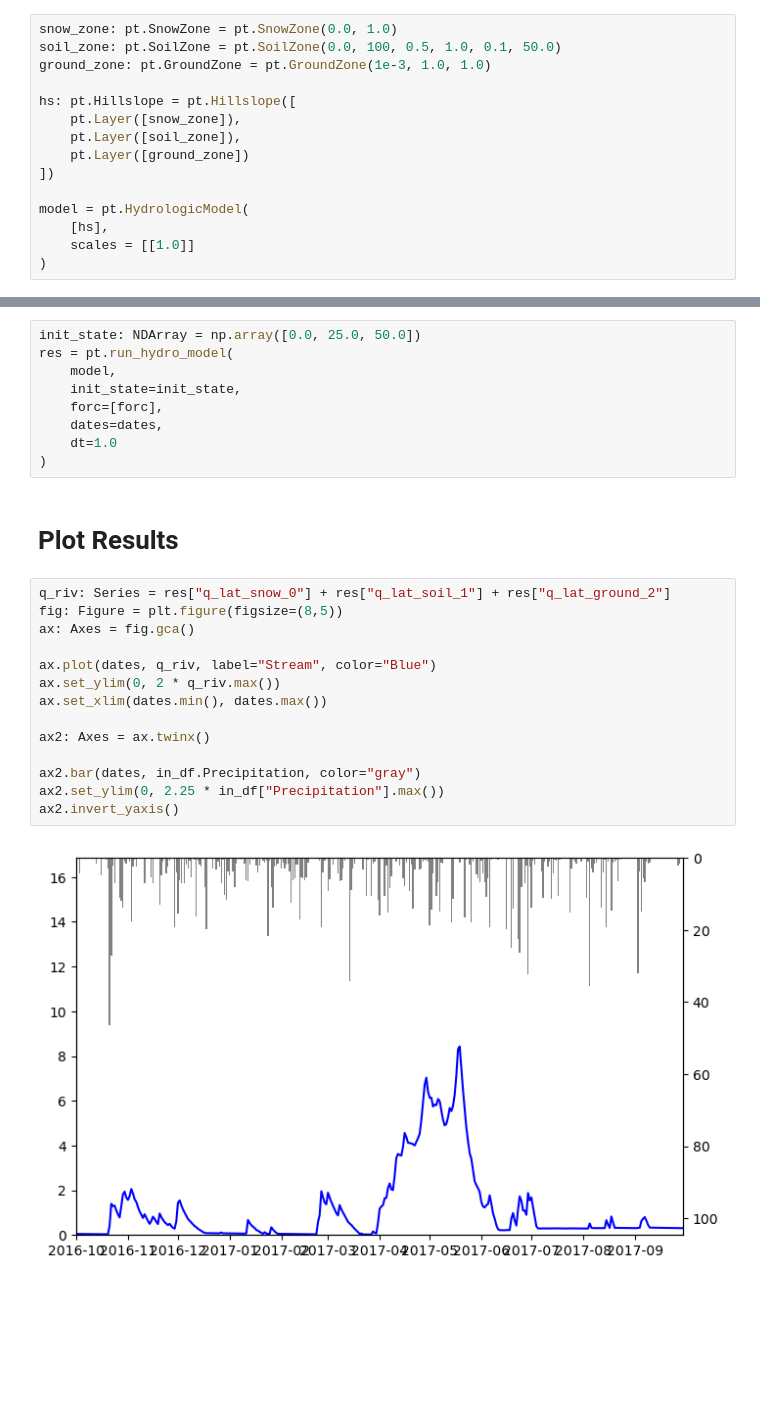
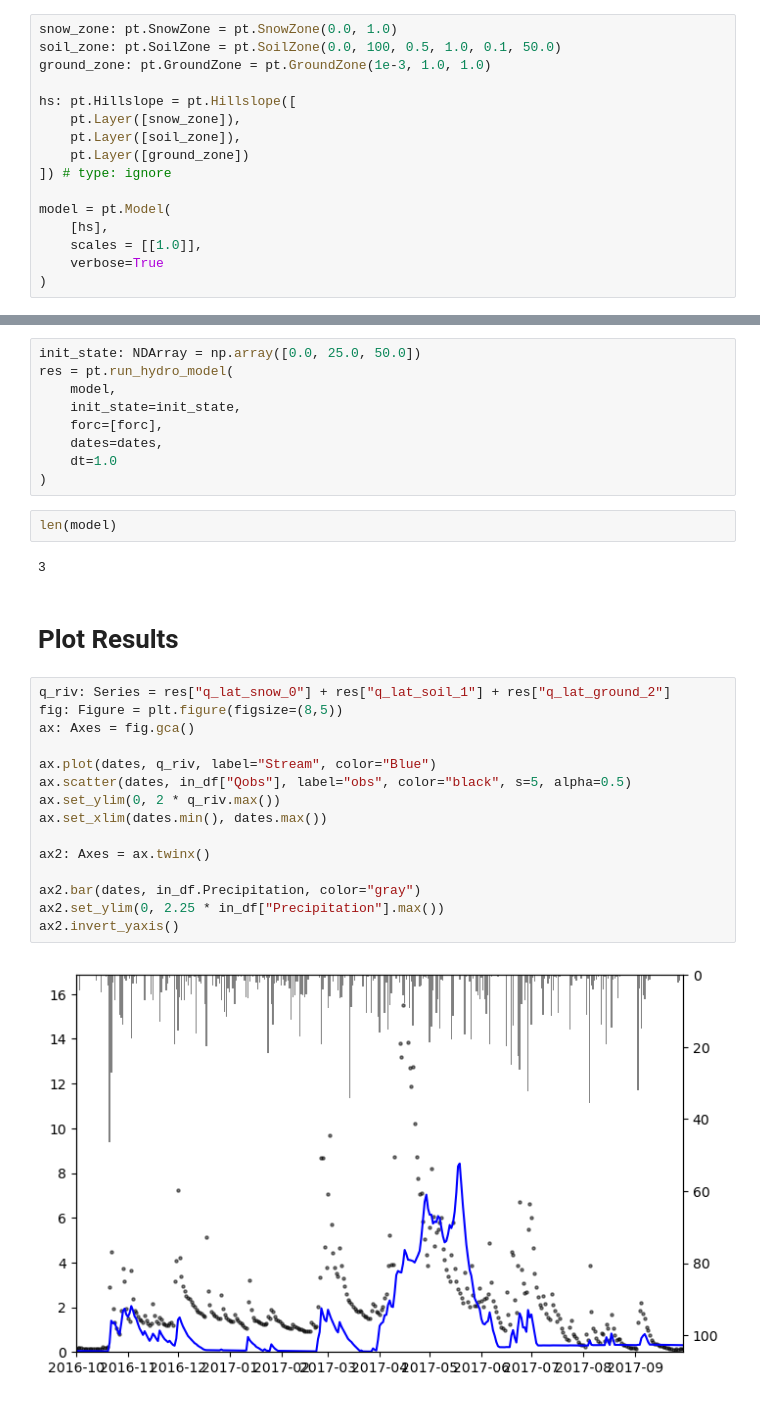
Before and after one commit to avierb11/potions, a Jupyter notebook: notebooks/run_model.ipynb, the cells around one changed output, grey strips where cells are left out. Cells and saved outputs as stored; diff of their text form; blank space fills up the shorter version.

```diff
--- a/notebooks/run_model.ipynb
+++ b/notebooks/run_model.ipynb
@@ -37,9 +37,10 @@ hs: pt.Hillslope = pt.Hillslope([
     pt.Layer([snow_zone]),
     pt.Layer([soil_zone]),
     pt.Layer([ground_zone])
-])
+]) # type: ignore
 
-model = pt.HydrologicModel(
+model = pt.Model(
     [hs],
-    scales = [[1.0]]
+    scales = [[1.0]],
+    verbose=True
 )
@@ -52,21 +71,26 @@ res = pt.run_hydro_model(
     dates=dates,
     dt=1.0
 )
+# %%
+len(model)
+# %% [output]
+3
 # %% [markdown]
 # Plot Results
 # %%
 q_riv: Series = res["q_lat_snow_0"] + res["q_lat_soil_1"] + res["q_lat_ground_2"]
 fig: Figure = plt.figure(figsize=(8,5))
 ax: Axes = fig.gca()
 
 ax.plot(dates, q_riv, label="Stream", color="Blue")
+ax.scatter(dates, in_df["Qobs"], label="obs", color="black", s=5, alpha=0.5)
 ax.set_ylim(0, 2 * q_riv.max())
 ax.set_xlim(dates.min(), dates.max())
 
 ax2: Axes = ax.twinx()
 
 ax2.bar(dates, in_df.Precipitation, color="gray")
 ax2.set_ylim(0, 2.25 * in_df["Precipitation"].max())
 ax2.invert_yaxis()
 # %% [output]
-[figure, old version]
+[figure, new version]
```
Also changed, not shown: parts of 3 cells of this notebook, 7 other files.
